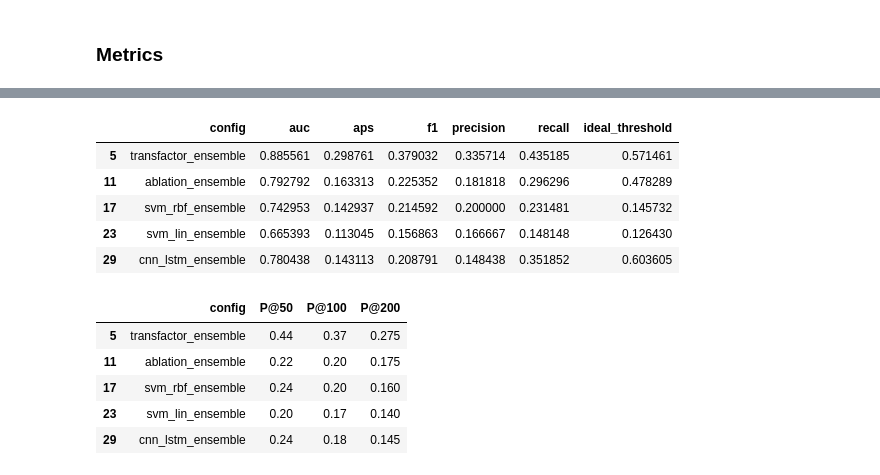
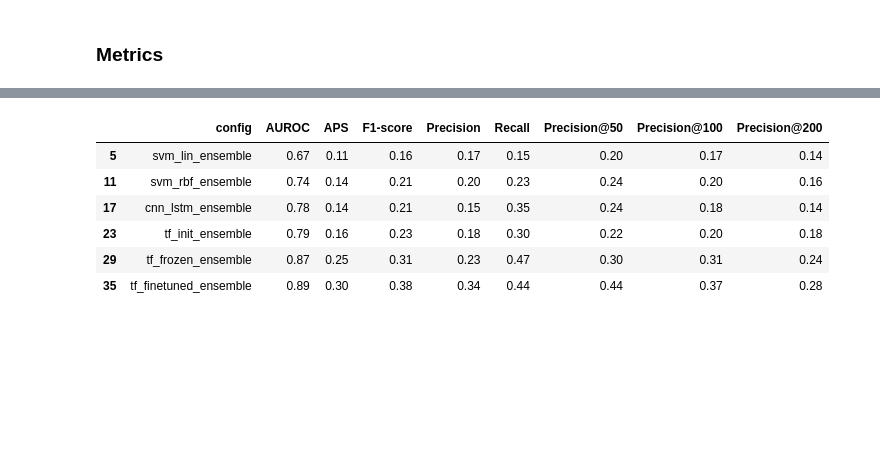
Before and after one commit to marsico-lab/TransFactor, a Jupyter notebook: manuscript/benchmark/Benchmarking Figures and Values.ipynb, the cells around one changed output, grey strips where cells are left out. Cells and saved outputs as stored; diff of their text form; code cells hidden in the pictures; blank space fills up the shorter version.

```diff
--- a/manuscript/benchmark/Benchmarking Figures and Values.ipynb
+++ b/manuscript/benchmark/Benchmarking Figures and Values.ipynb
@@ -11,6 +11,10 @@ from sklearn.metrics import roc_auc_score, f1_score, average_precision_score, pr
 Ks = [50, 100, 200]
 # %%
 imbalance = 108 / (2457+108)
+# %%
+models = ['svm_lin', 'svm_rbf', 'cnn_lstm', 'tf_init', 'tf_frozen', 'tf_finetuned']
+model_colors = {'svm_lin': 'gold', 'svm_rbf': 'orange', 'cnn_lstm': 'lightgreen', 'tf_init': 'lightskyblue', 'tf_frozen': 'lightsteelblue', 'tf_finetuned': sns.color_palette('tab10')[0], }
+model_name = {'svm_lin': 'SVM (linear)', 'svm_rbf': 'SVM (RBF)', 'cnn_lstm': 'CNN-LSTM', 'tf_init': 'TF init BB', 'tf_frozen': 'TF frozen BB', 'tf_finetuned': 'TF fine-tuned BB', }
 # %% [markdown]
 ### Read data and some transformations and numbers for the paper
 # %%
@@ -49,47 +38,47 @@ plt.show()
 ### Metrics
 # %%
 results = []
-for modality in ['transfactor', 'ablation', 'svm_rbf', 'svm_lin', 'cnn_lstm']:
+for model in models:
     for i in list(range(5)) + ['ensemble']:
-        config = f'{modality}_{i}'
+        config = f'{model}_{i}'
         result = {'config': config,
               'split': i,
               'ensemble': i == 'ensemble',
-              'modality': modality,
+              'model': model,
              }
         # Without candidates
         prediction_subset = predictions[predictions['label'].isin(['1.0', '0.0'])]
         test_subset = prediction_subset[prediction_subset['group_split_0'] == 'test'].copy()
         result.update({
-                  f'auc': roc_auc_score(test_subset['label'] == '1.0', test_subset[config]),
-                  f'aps': average_precision_score(test_subset['label'] == '1.0', test_subset[config]),
+                  f'AUROC': roc_auc_score(test_subset['label'] == '1.0', test_subset[config]),
+                  f'APS': average_precision_score(test_subset['label'] == '1.0', test_subset[config]),
                  })
 
 
         for K in Ks:
             test_subset_top_k = test_subset.loc[test_subset[config].nlargest(K).index]
-            result.update({f'P@{K}': precision_score(test_subset_top_k['label'] == '1.0', np.ones_like(test_subset_top_k[config]))})
+            result.update({f'Precision@{K}': precision_score(test_subset_top_k['label'] == '1.0', np.ones_like(test_subset_top_k[config]))})
 
 
         precision_at_K = []
-        for K in range(len(test_subset)):
+        for K in range(1, 200):
             test_subset_top_k = test_subset.loc[test_subset[config].nlargest(K).index]
             precision_at_K.append(precision_score(test_subset_top_k['label'] == '1.0', np.ones_like(test_subset_top_k[config])))
-        result.update({f'P@K': precision_at_K})
+        result.update({f'Precision@K': precision_at_K})
 
         # ideal threshold
         if i == 'ensemble':
             val_subset = prediction_subset[prediction_subset[f'group_split_0'].isin(['train', 'val'])].copy()
         else:
             val_subset = prediction_subset[prediction_subset[f'group_split_{i}'] == 'val'].copy()
-        precision, recall, thresholds = precision_recall_curve(val_subset['label'] == '1.0', val_subset[f'{modality}_ensemble'])
+        precision, recall, thresholds = precision_recall_curve(val_subset['label'] == '1.0', val_subset[f'{model}_ensemble'])
         f1_scores = 2*precision*recall / (precision+recall)
         best_threshold = thresholds[f1_scores.argmax()]
 
         result.update({
-                  f'precision': precision_score(test_subset['label'] == '1.0', test_subset[config] > best_threshold, ),
-                  f'recall': recall_score(test_subset['label'] == '1.0', test_subset[config] > best_threshold, ),
-                  f'f1': f1_score(test_subset['label'] == '1.0', test_subset[config] > best_threshold, ),
+                  f'Precision': precision_score(test_subset['label'] == '1.0', test_subset[config] > best_threshold, ),
+                  f'Recall': recall_score(test_subset['label'] == '1.0', test_subset[config] > best_threshold, ),
+                  f'F1-score': f1_score(test_subset['label'] == '1.0', test_subset[config] > best_threshold, ),
                   f'ideal_threshold': best_threshold,
                  })
         results.append(result)
@@ -120,22 +106,12 @@ plt.show()
 # %%
 results_ensemble = results[results['ensemble']].copy()
-results_ensemble = results_ensemble[['config'] + [f'{metric}' for metric in ['auc', 'aps', 'f1', 'precision', 'recall', 'ideal_threshold']]]
-results_ensemble
+results_ensemble = results_ensemble[['config'] + [f'{metric}' for metric in ['AUROC', 'APS', 'F1-score', 'Precision', 'Recall']] + [f'Precision@{K}' for K in Ks]]
+results_ensemble.round(2)
 # %% [output]
-|  | config | auc | aps | f1 | precision | recall | ideal_threshold |
-| 5 | transfactor_ensemble | 0.885561 | 0.298761 | 0.379032 | 0.335714 | 0.435185 | 0.571461 |
-| 11 | ablation_ensemble | 0.792792 | 0.163313 | 0.225352 | 0.181818 | 0.296296 | 0.478289 |
-| 17 | svm_rbf_ensemble | 0.742953 | 0.142937 | 0.214592 | 0.200000 | 0.231481 | 0.145732 |
-| 23 | svm_lin_ensemble | 0.665393 | 0.113045 | 0.156863 | 0.166667 | 0.148148 | 0.126430 |
-| 29 | cnn_lstm_ensemble | 0.780438 | 0.143113 | 0.208791 | 0.148438 | 0.351852 | 0.603605 |
+|  | config | AUROC | APS | F1-score | Precision | Recall | Precision@50 | Precision@100 | Precision@200 |
+| 5 | svm_lin_ensemble | 0.67 | 0.11 | 0.16 | 0.17 | 0.15 | 0.20 | 0.17 | 0.14 |
+| 11 | svm_rbf_ensemble | 0.74 | 0.14 | 0.21 | 0.20 | 0.23 | 0.24 | 0.20 | 0.16 |
+| 17 | cnn_lstm_ensemble | 0.78 | 0.14 | 0.21 | 0.15 | 0.35 | 0.24 | 0.18 | 0.14 |
+| 23 | tf_init_ensemble | 0.79 | 0.16 | 0.23 | 0.18 | 0.30 | 0.22 | 0.20 | 0.18 |
+| 29 | tf_frozen_ensemble | 0.87 | 0.25 | 0.31 | 0.23 | 0.47 | 0.30 | 0.31 | 0.24 |
+| 35 | tf_finetuned_ensemble | 0.89 | 0.30 | 0.38 | 0.34 | 0.44 | 0.44 | 0.37 | 0.28 |
-# %%
-results_ensemble = results[results['ensemble']].copy()
-results_ensemble = results_ensemble[['config'] + [f'P@{K}' for K in Ks]]
-results_ensemble
-# %% [output]
-|  | config | P@50 | P@100 | P@200 |
-| 5 | transfactor_ensemble | 0.44 | 0.37 | 0.275 |
-| 11 | ablation_ensemble | 0.22 | 0.20 | 0.175 |
-| 17 | svm_rbf_ensemble | 0.24 | 0.20 | 0.160 |
-| 23 | svm_lin_ensemble | 0.20 | 0.17 | 0.140 |
-| 29 | cnn_lstm_ensemble | 0.24 | 0.18 | 0.145 |
```
Also changed, not shown: parts of 8 cells of this notebook, 1 other file.
